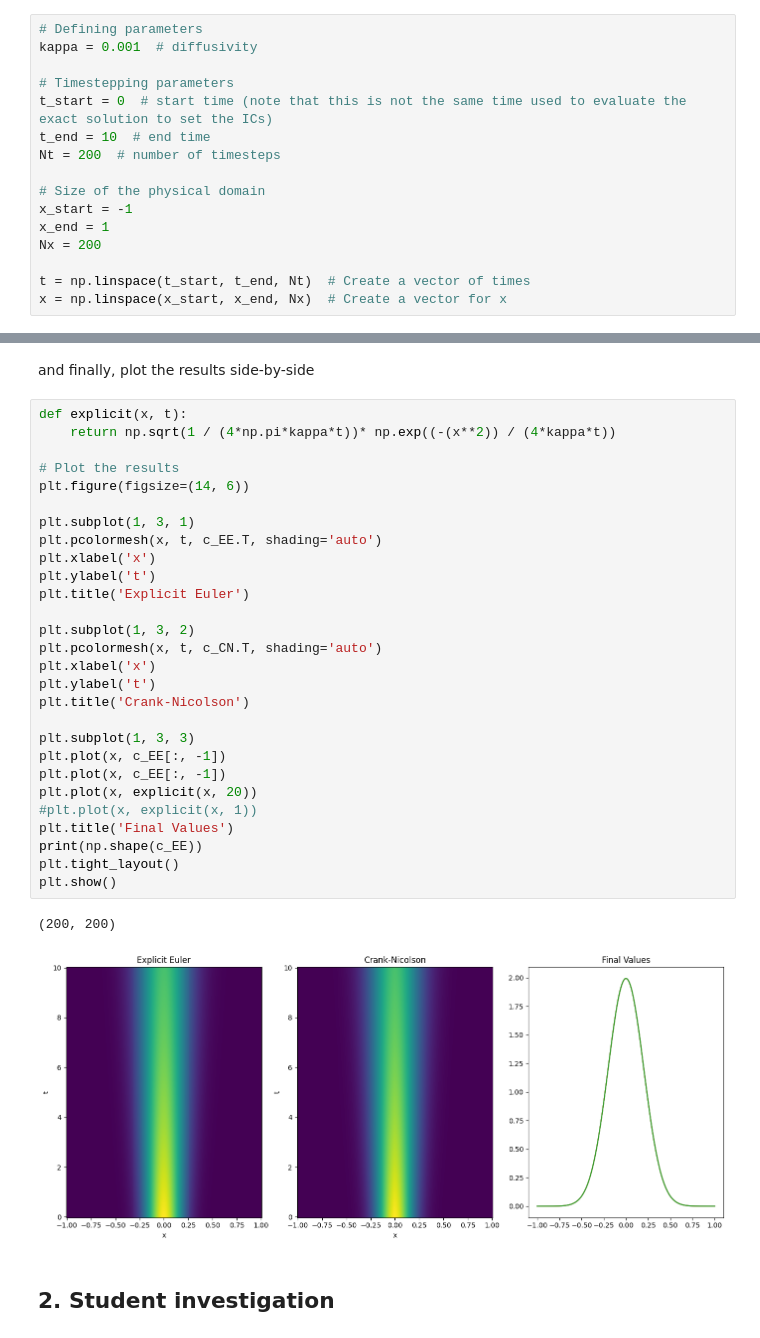
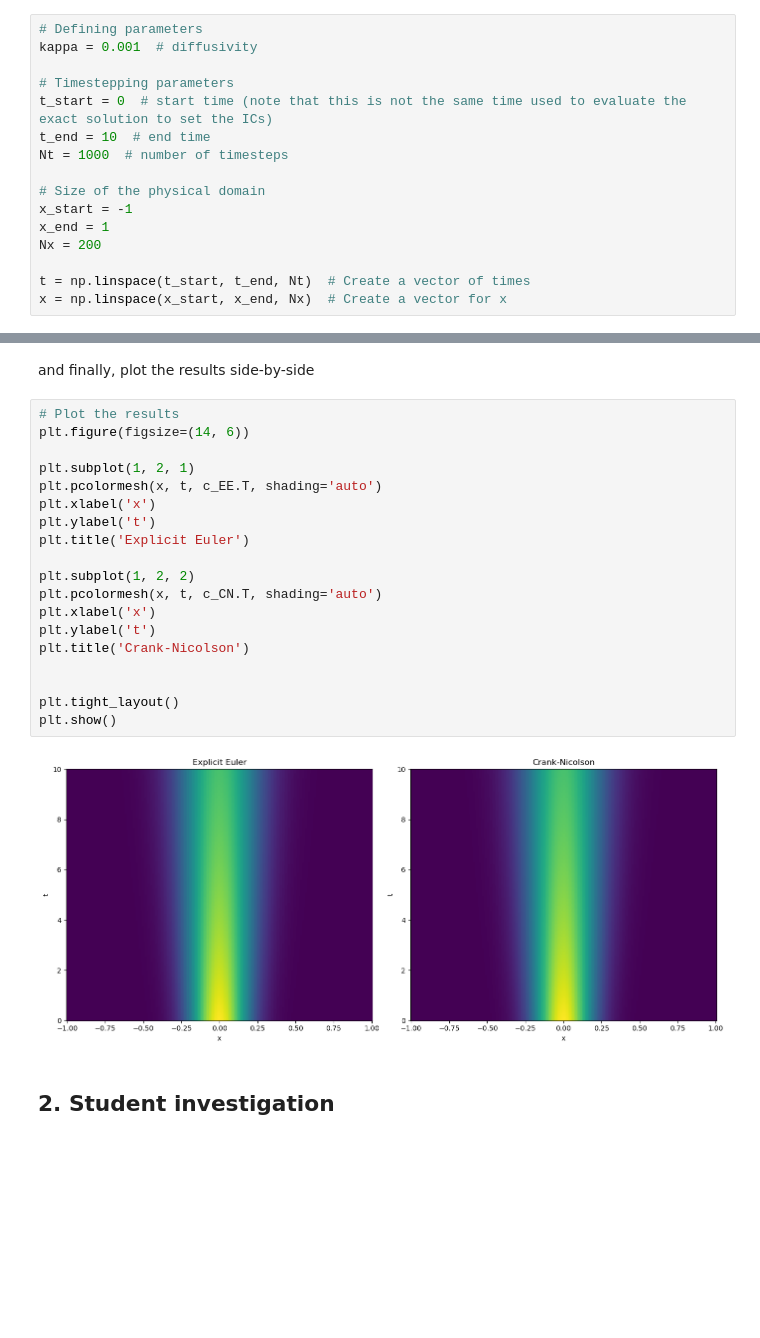
Before and after one commit to louis-de-neve/QCES, a Jupyter notebook: Project1_numerical_methods.ipynb, the cells around one changed output, grey strips where cells are left out. Drawn from its saved outputs; the diff is of its cells as text; blank space fills up the shorter version.

```diff
--- a/Project1_numerical_methods.ipynb
+++ b/Project1_numerical_methods.ipynb
@@ -123,7 +123,7 @@ kappa = 0.001  # diffusivity
 # Timestepping parameters
 t_start = 0  # start time (note that this is not the same time used to evaluate the exact solution to set the ICs)
 t_end = 10  # end time
-Nt = 200  # number of timesteps
+Nt = 1000  # number of timesteps
 
 # Size of the physical domain
 x_start = -1
@@ -150,36 +150,26 @@ The function below sets the initial condition by evaluating the exact solution a
 # %% [markdown]
 and finally, plot the results side-by-side
 # %%
-def explicit(x, t):
-    return np.sqrt(1 / (4*np.pi*kappa*t))* np.exp((-(x**2)) / (4*kappa*t))
-
 # Plot the results
 plt.figure(figsize=(14, 6))
 
-plt.subplot(1, 3, 1)
+plt.subplot(1, 2, 1)
 plt.pcolormesh(x, t, c_EE.T, shading='auto')
 plt.xlabel('x')
 plt.ylabel('t')
 plt.title('Explicit Euler')
 
-plt.subplot(1, 3, 2)
+plt.subplot(1, 2, 2)
 plt.pcolormesh(x, t, c_CN.T, shading='auto')
 plt.xlabel('x')
 plt.ylabel('t')
 plt.title('Crank-Nicolson')
 
-plt.subplot(1, 3, 3)
-plt.plot(x, c_EE[:, -1])
-plt.plot(x, c_EE[:, -1])
-plt.plot(x, explicit(x, 20))
-#plt.plot(x, explicit(x, 1))
-plt.title('Final Values')
-print(np.shape(c_EE))
+
 plt.tight_layout()
 plt.show()
 # %% [output]
-(200, 200)
-[figure, old version]
+[figure, new version]
 # %% [markdown]
 ## 2. Student investigation
 # %% [markdown]
```
Also changed, not shown: parts of 13 cells of this notebook.
